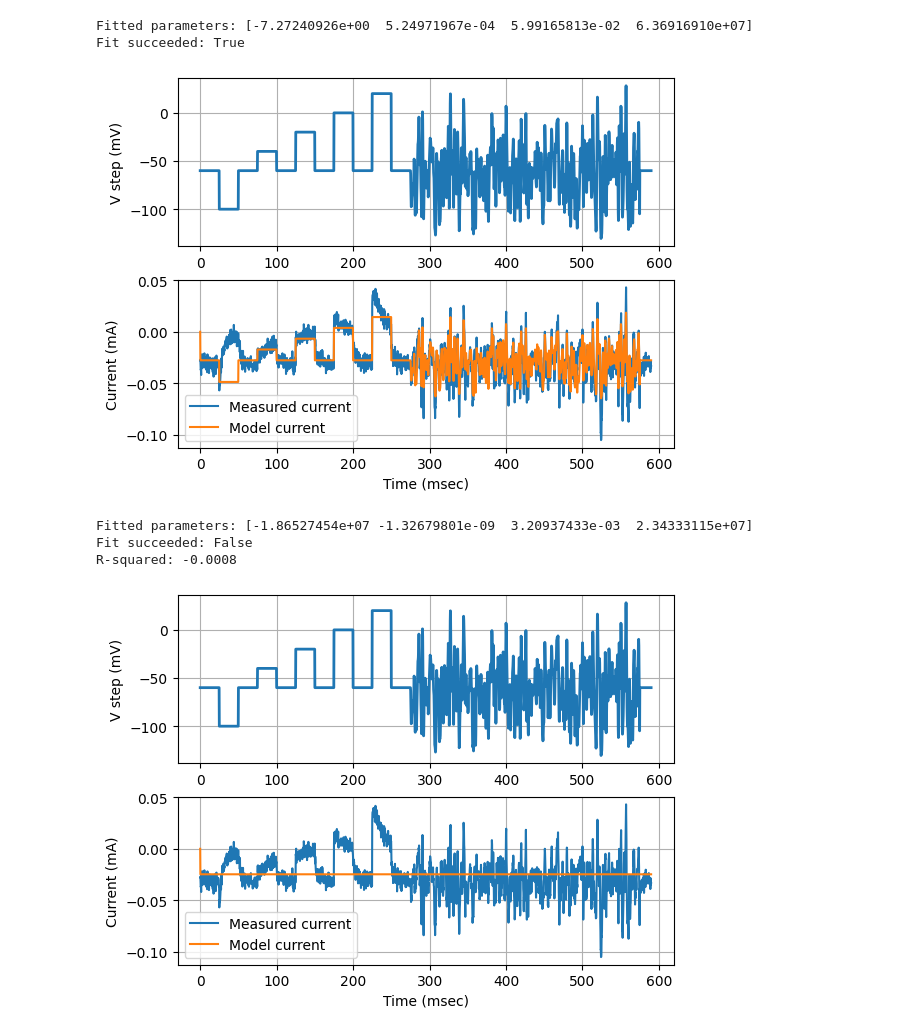
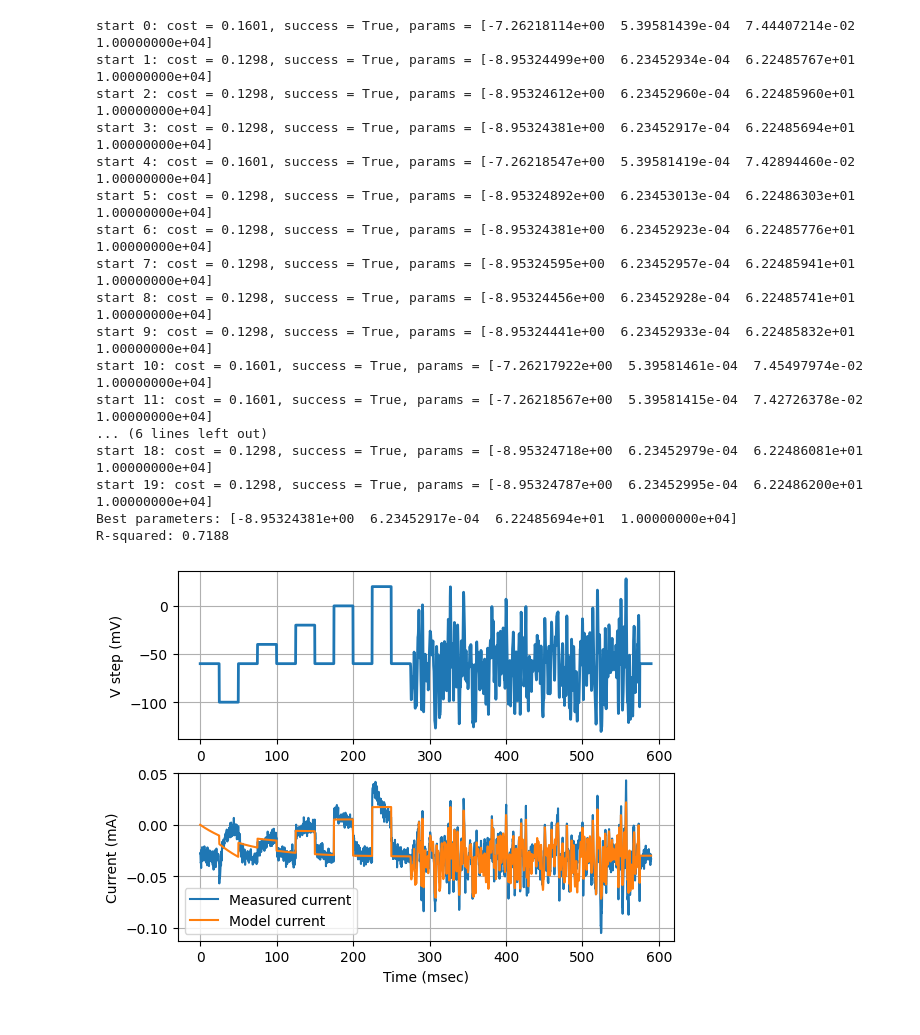
Before and after one commit to Hadrien123/QLS_HodgkinHuxley, a Jupyter notebook: base_code.ipynb, the cells around one changed output. Drawn from its saved outputs; the diff is of its cells as text; code cells hidden in the pictures.

Commit message:
parameter search runs 20 times and picks best values

```diff
--- a/base_code.ipynb
+++ b/base_code.ipynb
@@ -54,23 +69,33 @@ def run_vclamp_model(folder: str, data: str = "CookLab1UnknownChannel.txt"):
     """
     # %% SECTION 3-a: Load provided input data.
     # NO MODIFICATIONS: This section should be kept as is.
-    data = np.loadtxt(os.path.join(folder, "data/CookLab1UnknownChannel.txt"))
-    t = data[:, 0]
+    data = np.loadtxt(os.path.join(folder, "CookLab1UnknownChannel.txt"))
     v = data[:, 1]
-    test_i = data[:,2]
-
 
     # i has the same shape as array v, add code in the next section to fill it
     i = np.empty_like(v)
 
     # %% SECTION 3-b: Compute i [to be filled by students]
+    t = data[:, 0]
+    test_i = data[:, 2]
 
-    fit = least_squares(compute_error, args = (t, v, test_i), x0 = [-120, 10, 1, 1])
+    # fit = least_squares(compute_error, args = (t, v, test_i), x0 = [-60, 10, 1, 1])
+    fits = []
+    for i in range(n_starts):
+        x0 = random_start()
+        fit = least_squares(compute_error, x0=x0, args=(t, v, test_i), bounds = (lower,upper))
+        fits.append(fit)
+        print(f"start {i}: cost = {fit.cost:.4f}, success = {fit.success}, params = {fit.x}")
 
-    print("Fitted parameters:", fit.x)
-    print("Fit succeeded:", fit.success)
+    best = min(fits, key=lambda f: f.cost)
+    print("Best parameters:", best.x)
 
-    i = get_current(*fit.x, v, t)
+    i = get_current(*best.x, v, t)
+
+    ss_res = np.sum((test_i - i) ** 2)
+    ss_tot = np.sum((test_i - np.mean(test_i)) ** 2)
+    r_squared = 1 - (ss_res / ss_tot)
+    print(f"R-squared: {r_squared:.4f}")
 
     plt.figure()
 
@@ -92,22 +117,30 @@ def run_vclamp_model(folder: str, data: str = "CookLab1UnknownChannel.txt"):
     # NO MODIFICATIONS: This section should be kept as is.
     assert len(i.shape) == 1, "Currrent array should be 1-dimensional"
     return i
-
-fitted = run_vclamp_model(os.getcwd())
-# %% [output]
-Fitted parameters: [-7.27240926e+00  5.24971967e-04  5.99165813e-02  6.36916910e+07]
-Fit succeeded: True
-[figure, removed]
 # %%
 # %% SECTION 4: Function calls
 if __name__ == "__main__":
     # Replace this with the path to the folder where provided input .txt file is!
-    folder = ""
+    folder = "data"
 
     # Run function on the voltage-clamp data
     i = run_vclamp_model(folder)
 # %% [output]
-Fitted parameters: [-1.86527454e+07 -1.32679801e-09  3.20937433e-03  2.34333115e+07]
-Fit succeeded: False
-R-squared: -0.0008
+start 0: cost = 0.1601, success = True, params = [-7.26218114e+00  5.39581439e-04  7.44407214e-02  1.00000000e+04]
+start 1: cost = 0.1298, success = True, params = [-8.95324499e+00  6.23452934e-04  6.22485767e+01  1.00000000e+04]
+start 2: cost = 0.1298, success = True, params = [-8.95324612e+00  6.23452960e-04  6.22485960e+01  1.00000000e+04]
+start 3: cost = 0.1298, success = True, params = [-8.95324381e+00  6.23452917e-04  6.22485694e+01  1.00000000e+04]
+start 4: cost = 0.1601, success = True, params = [-7.26218547e+00  5.39581419e-04  7.42894460e-02  1.00000000e+04]
+start 5: cost = 0.1298, success = True, params = [-8.95324892e+00  6.23453013e-04  6.22486303e+01  1.00000000e+04]
+start 6: cost = 0.1298, success = True, params = [-8.95324381e+00  6.23452923e-04  6.22485776e+01  1.00000000e+04]
+start 7: cost = 0.1298, success = True, params = [-8.95324595e+00  6.23452957e-04  6.22485941e+01  1.00000000e+04]
+start 8: cost = 0.1298, success = True, params = [-8.95324456e+00  6.23452928e-04  6.22485741e+01  1.00000000e+04]
+start 9: cost = 0.1298, success = True, params = [-8.95324441e+00  6.23452933e-04  6.22485832e+01  1.00000000e+04]
+start 10: cost = 0.1601, success = True, params = [-7.26217922e+00  5.39581461e-04  7.45497974e-02  1.00000000e+04]
+start 11: cost = 0.1601, success = True, params = [-7.26218567e+00  5.39581415e-04  7.42726378e-02  1.00000000e+04]
+... (6 lines left out)
+start 18: cost = 0.1298, success = True, params = [-8.95324718e+00  6.23452979e-04  6.22486081e+01  1.00000000e+04]
+start 19: cost = 0.1298, success = True, params = [-8.95324787e+00  6.23452995e-04  6.22486200e+01  1.00000000e+04]
+Best parameters: [-8.95324381e+00  6.23452917e-04  6.22485694e+01  1.00000000e+04]
+R-squared: 0.7188
-[figure, old version]
+[figure, new version]
```
Also changed, not shown: parts of 3 cells of this notebook.
